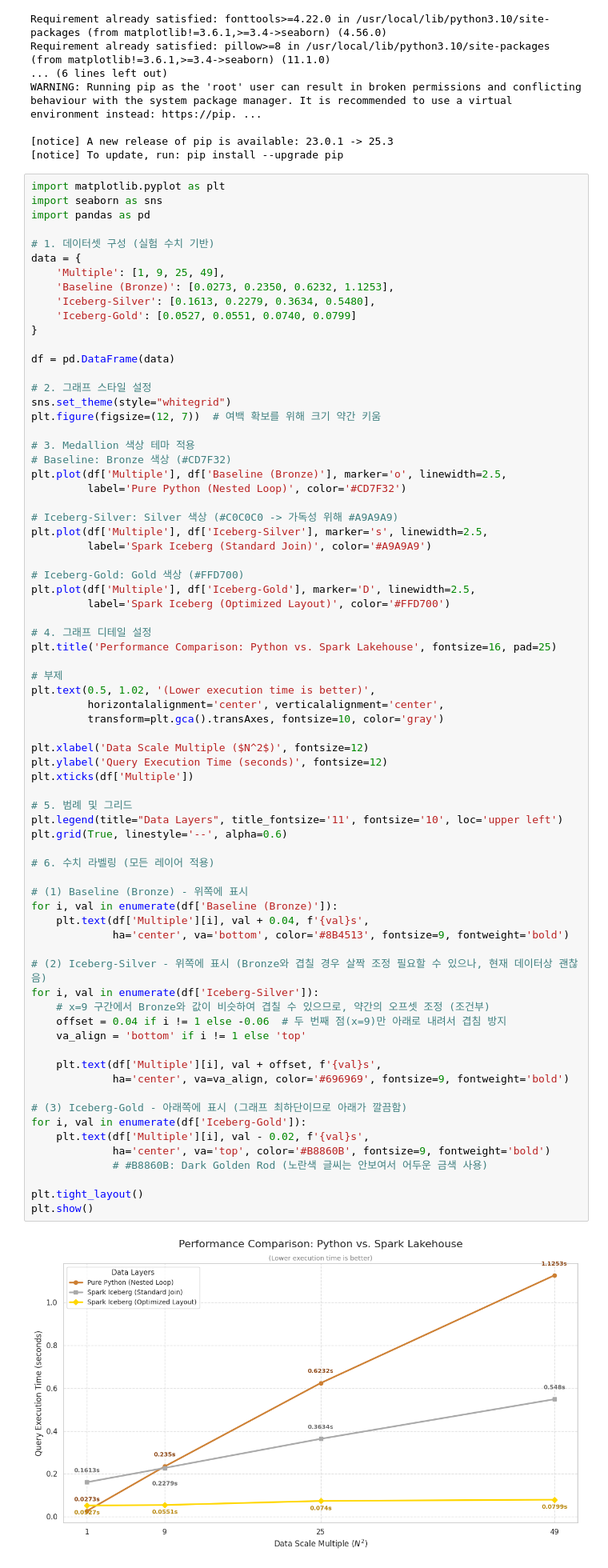
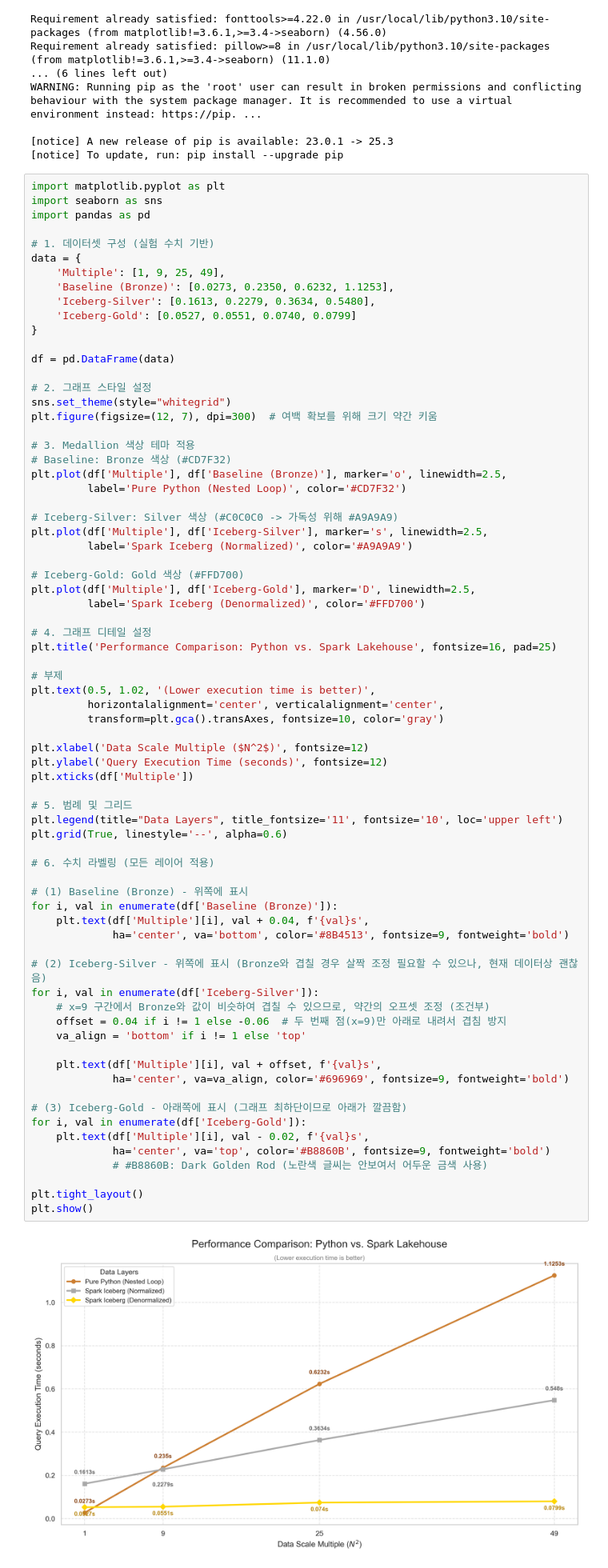
Before and after one commit to jeykang/NetAI-Digital-Twin, a Jupyter notebook: Lakehouse/Iceberg/nuscenes_experiment/03_ipynb_exp_yes-def/draw_result.ipynb, the cells around one changed output. Shown: that part at 80% size. Drawn from its saved outputs; the diff is of its cells as text.

Commit message:
Add figure dpi

```diff
--- a/Lakehouse/Iceberg/nuscenes_experiment/03_ipynb_exp_yes-def/draw_result.ipynb
+++ b/Lakehouse/Iceberg/nuscenes_experiment/03_ipynb_exp_yes-def/draw_result.ipynb
@@ -35,7 +35,7 @@ df = pd.DataFrame(data)
 
 # 2. 그래프 스타일 설정
 sns.set_theme(style="whitegrid")
-plt.figure(figsize=(12, 7))  # 여백 확보를 위해 크기 약간 키움
+plt.figure(figsize=(12, 7), dpi=300)  # 여백 확보를 위해 크기 약간 키움
 
 # 3. Medallion 색상 테마 적용
 # Baseline: Bronze 색상 (#CD7F32)
@@ -44,11 +44,11 @@ plt.plot(df['Multiple'], df['Baseline (Bronze)'], marker='o', linewidth=2.5,
 
 # Iceberg-Silver: Silver 색상 (#C0C0C0 -> 가독성 위해 #A9A9A9)
 plt.plot(df['Multiple'], df['Iceberg-Silver'], marker='s', linewidth=2.5,
-         label='Spark Iceberg (Standard Join)', color='#A9A9A9')
+         label='Spark Iceberg (Normalized)', color='#A9A9A9')
 
 # Iceberg-Gold: Gold 색상 (#FFD700)
 plt.plot(df['Multiple'], df['Iceberg-Gold'], marker='D', linewidth=2.5,
-         label='Spark Iceberg (Optimized Layout)', color='#FFD700')
+         label='Spark Iceberg (Denormalized)', color='#FFD700')
 
 # 4. 그래프 디테일 설정
 plt.title('Performance Comparison: Python vs. Spark Lakehouse', fontsize=16, pad=25)
@@ -64,31 +64,31 @@ plt.xticks(df['Multiple'])
 
 # 5. 범례 및 그리드
 plt.legend(title="Data Layers", title_fontsize='11', fontsize='10', loc='upper left')
 plt.grid(True, linestyle='--', alpha=0.6)
 
 # 6. 수치 라벨링 (모든 레이어 적용)
 
 # (1) Baseline (Bronze) - 위쪽에 표시
 for i, val in enumerate(df['Baseline (Bronze)']):
     plt.text(df['Multiple'][i], val + 0.04, f'{val}s',
              ha='center', va='bottom', color='#8B4513', fontsize=9, fontweight='bold')
 
 # (2) Iceberg-Silver - 위쪽에 표시 (Bronze와 겹칠 경우 살짝 조정 필요할 수 있으나, 현재 데이터상 괜찮음)
 for i, val in enumerate(df['Iceberg-Silver']):
     # x=9 구간에서 Bronze와 값이 비슷하여 겹칠 수 있으므로, 약간의 오프셋 조정 (조건부)
     offset = 0.04 if i != 1 else -0.06  # 두 번째 점(x=9)만 아래로 내려서 겹침 방지
     va_align = 'bottom' if i != 1 else 'top'
 
     plt.text(df['Multiple'][i], val + offset, f'{val}s',
              ha='center', va=va_align, color='#696969', fontsize=9, fontweight='bold')
 
 # (3) Iceberg-Gold - 아래쪽에 표시 (그래프 최하단이므로 아래가 깔끔함)
 for i, val in enumerate(df['Iceberg-Gold']):
     plt.text(df['Multiple'][i], val - 0.02, f'{val}s',
              ha='center', va='top', color='#B8860B', fontsize=9, fontweight='bold')
              # #B8860B: Dark Golden Rod (노란색 글씨는 안보여서 어두운 금색 사용)
 
 plt.tight_layout()
 plt.show()
 # %% [output]
-[figure, old version]
+[figure, new version]
```
